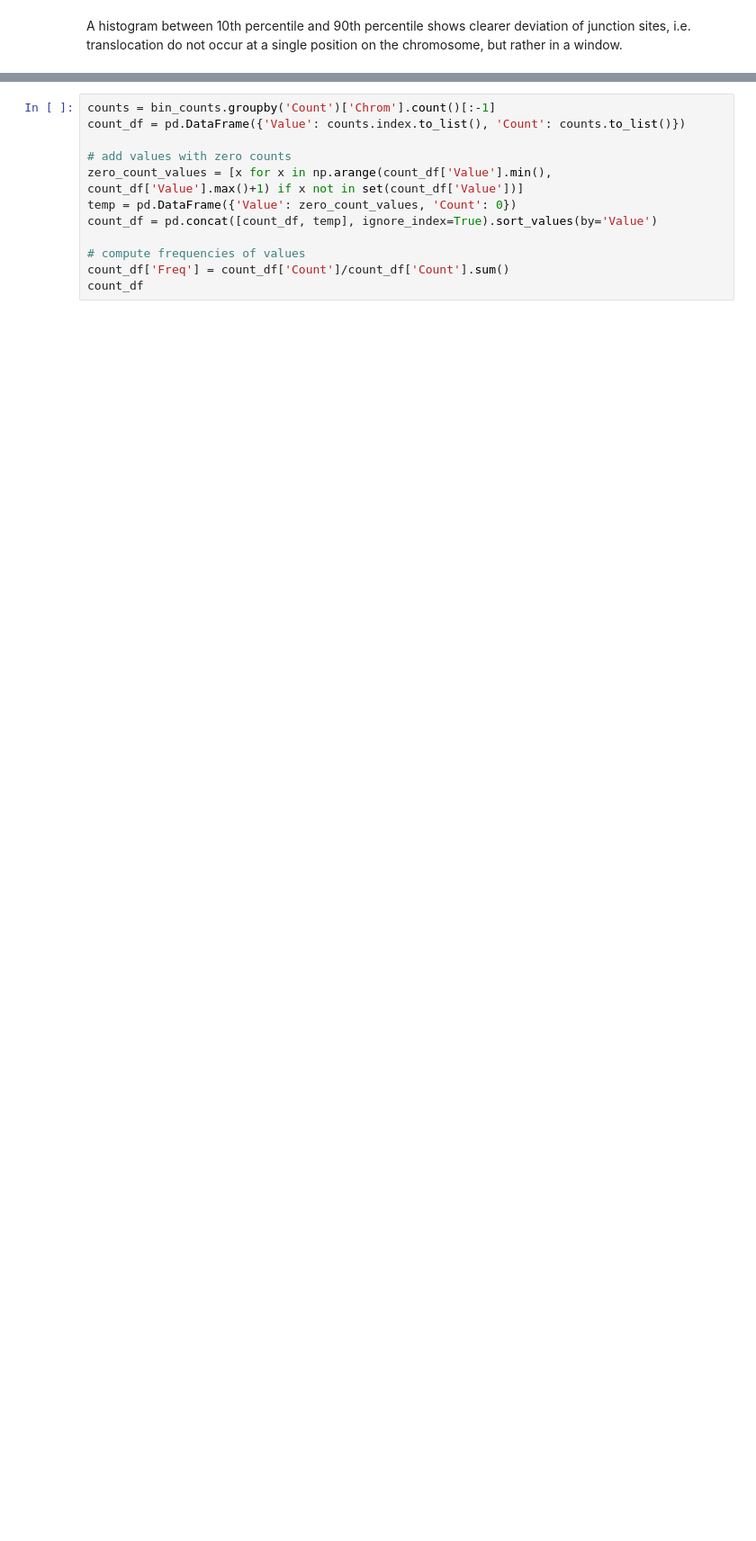
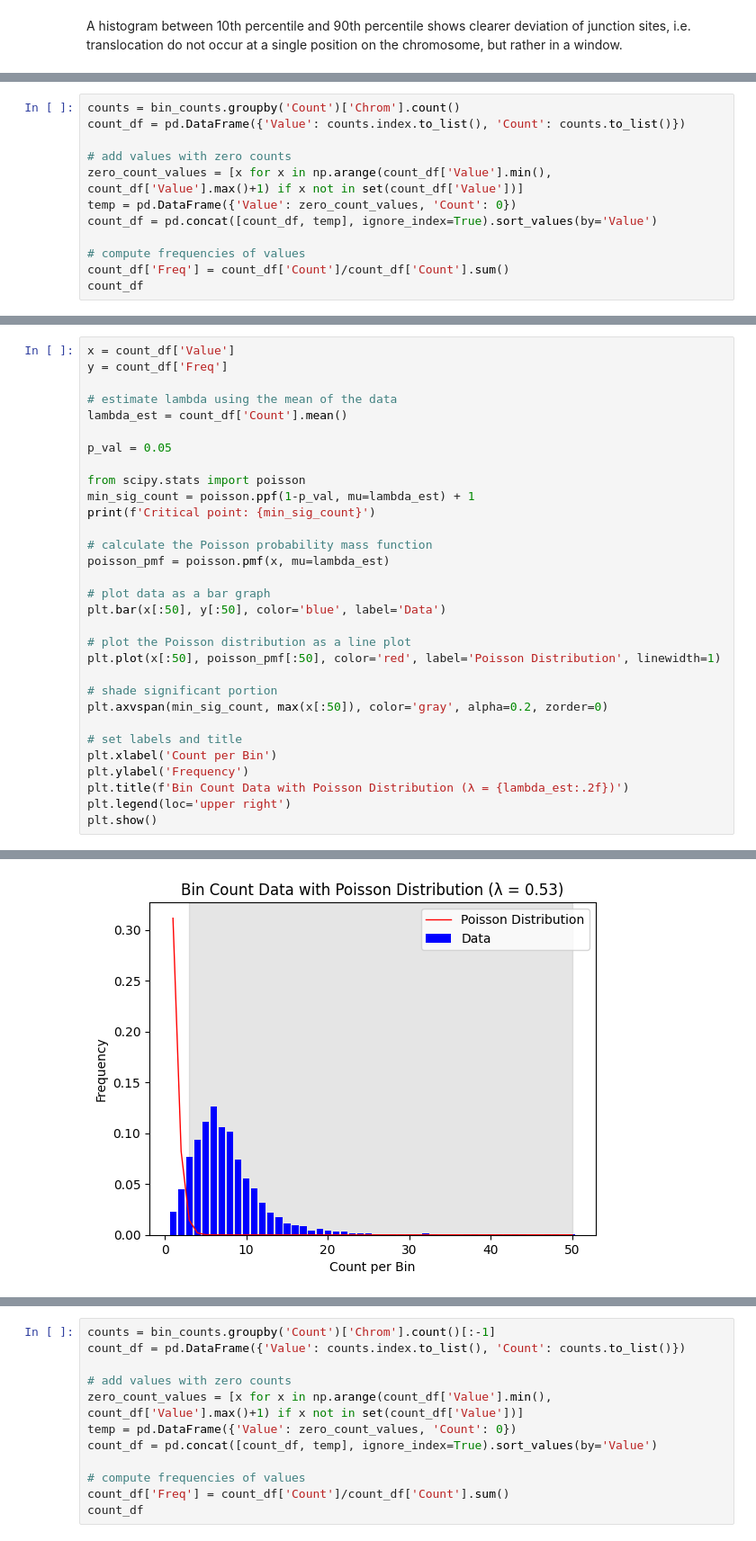
Before and after one commit to dnnguy23/translocation_sequence, a Jupyter notebook: analysis.ipynb, the cells around one changed output, grey strips where cells are left out. Shown at 90% size. Drawn from its saved outputs; the diff is of its cells as text; blank space fills up the shorter version.

```diff
--- a/analysis.ipynb
+++ b/analysis.ipynb
@@ -327,0 +324,12 @@ In the example above, we inedntified hotspots of enrichment via a specific thres
+# %%
+counts = bin_counts.groupby('Count')['Chrom'].count()
+count_df = pd.DataFrame({'Value': counts.index.to_list(), 'Count': counts.to_list()})
+
+# add values with zero counts
+zero_count_values = [x for x in np.arange(count_df['Value'].min(), count_df['Value'].max()+1) if x not in set(count_df['Value'])]
+temp = pd.DataFrame({'Value': zero_count_values, 'Count': 0})
+count_df = pd.concat([count_df, temp], ignore_index=True).sort_values(by='Value')
+
+# compute frequencies of values
+count_df['Freq'] = count_df['Count']/count_df['Count'].sum()
+count_df
@@ -327,0 +350,32 @@ In the example above, we inedntified hotspots of enrichment via a specific thres
+# %%
+x = count_df['Value']
+y = count_df['Freq']
+
+# estimate lambda using the mean of the data
+lambda_est = count_df['Count'].mean()
+
+p_val = 0.05
+
+from scipy.stats import poisson
+min_sig_count = poisson.ppf(1-p_val, mu=lambda_est) + 1
+print(f'Critical point: {min_sig_count}')
+
+# calculate the Poisson probability mass function
+poisson_pmf = poisson.pmf(x, mu=lambda_est)
+
+# plot data as a bar graph
+plt.bar(x[:50], y[:50], color='blue', label='Data')
+
+# plot the Poisson distribution as a line plot
+plt.plot(x[:50], poisson_pmf[:50], color='red', label='Poisson Distribution', linewidth=1)
+
+# shade significant portion
+plt.axvspan(min_sig_count, max(x[:50]), color='gray', alpha=0.2, zorder=0)
+
+# set labels and title
+plt.xlabel('Count per Bin')
+plt.ylabel('Frequency')
+plt.title(f'Bin Count Data with Poisson Distribution (λ = {lambda_est:.2f})')
+plt.legend(loc='upper right')
+plt.show()
+# %% [output]
@@ -327,0 +383 @@ In the example above, we inedntified hotspots of enrichment via a specific thres
+[figure, added]
```
Also changed, not shown: parts of 17 cells of this notebook, 7 other files.
